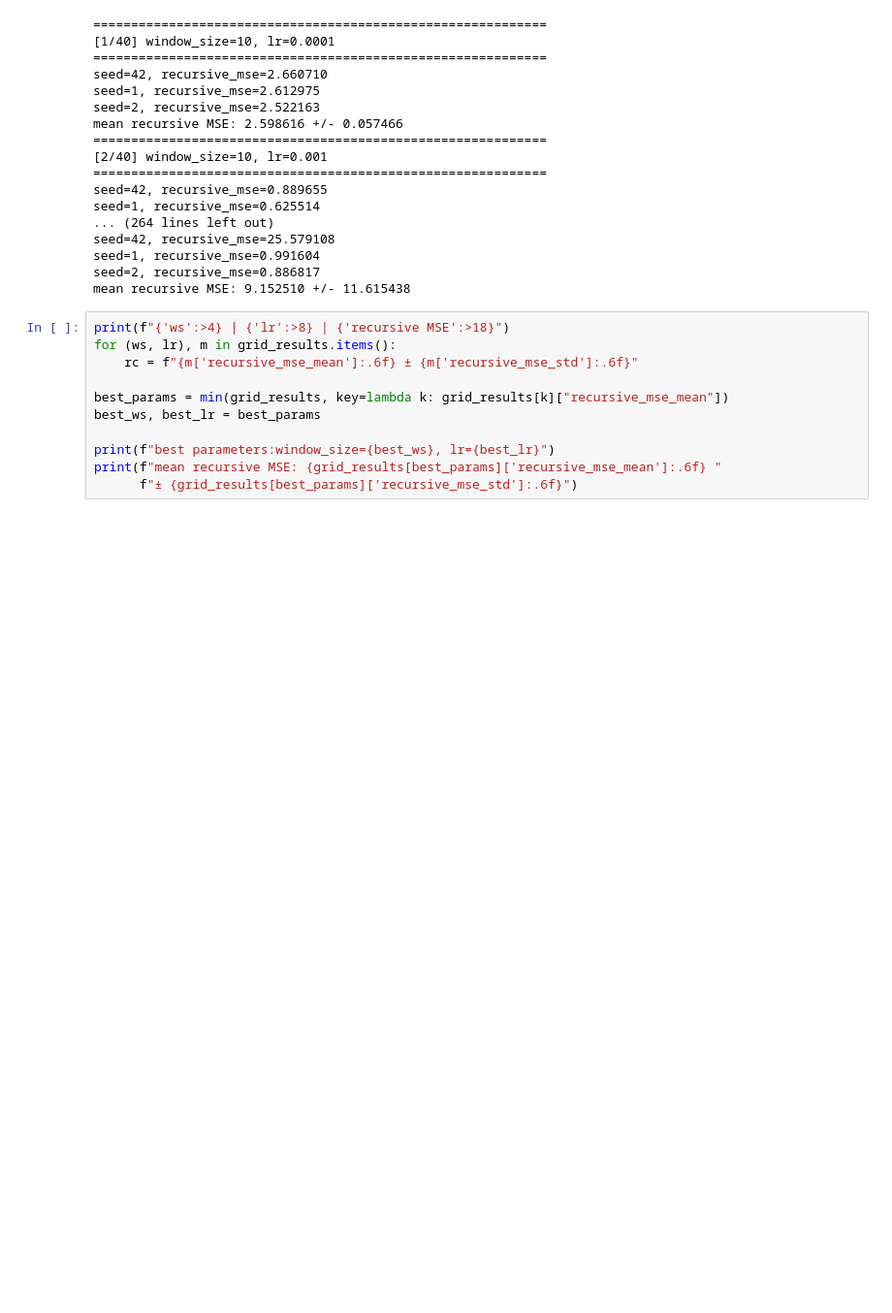
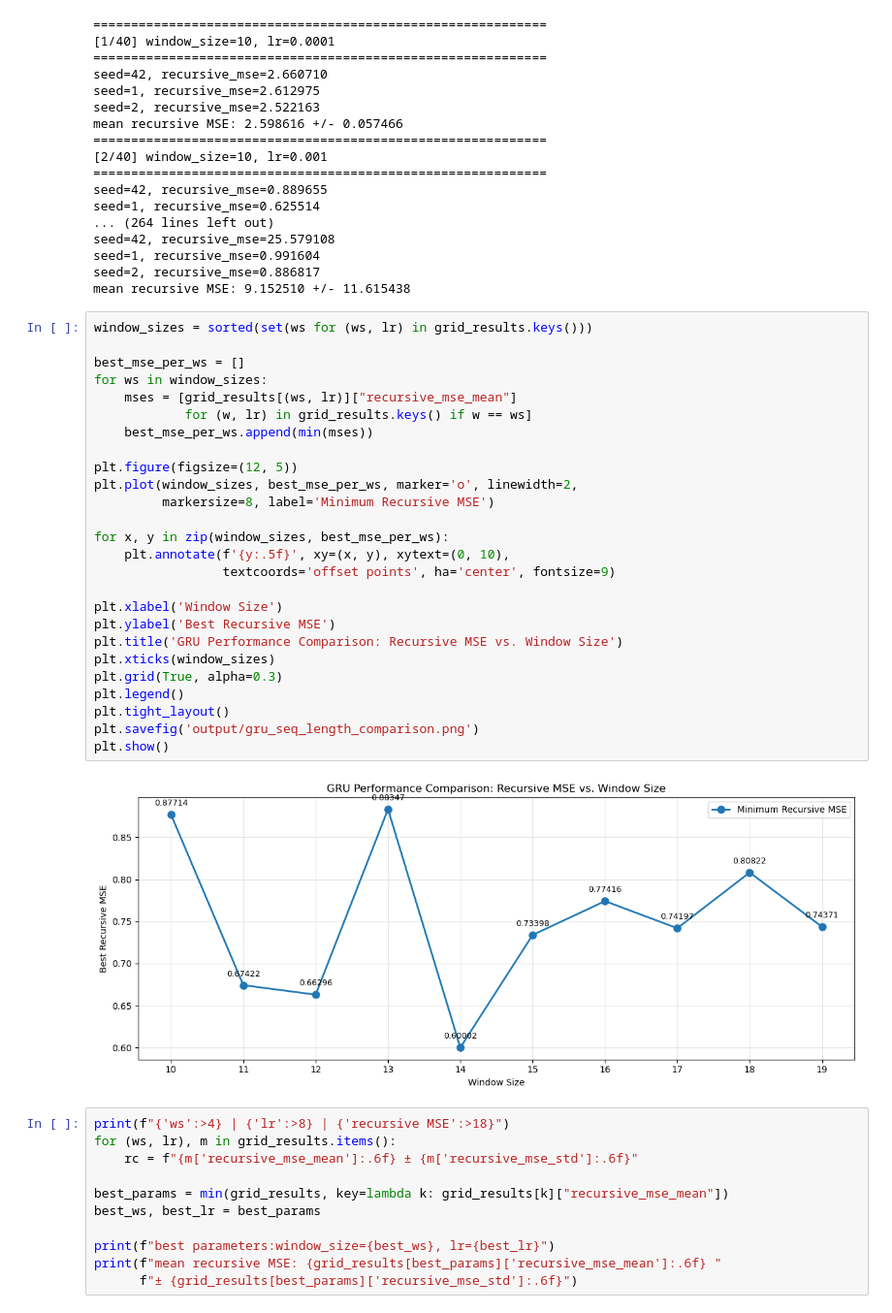
Before and after one commit to Liuian/UU_Deep_Learning, a Jupyter notebook: demo_hu.ipynb, the cells around one changed output. Shown at 97% size. Cells and saved outputs as stored; diff of their text form; blank space fills up the shorter version.

```diff
--- a/demo_hu.ipynb
+++ b/demo_hu.ipynb
@@ -279,6 +279,34 @@ seed=42, recursive_mse=25.579108
 seed=1, recursive_mse=0.991604
 seed=2, recursive_mse=0.886817
 mean recursive MSE: 9.152510 +/- 11.615438
+# %%
+window_sizes = sorted(set(ws for (ws, lr) in grid_results.keys()))
+
+best_mse_per_ws = []
+for ws in window_sizes:
+    mses = [grid_results[(ws, lr)]["recursive_mse_mean"]
+            for (w, lr) in grid_results.keys() if w == ws]
+    best_mse_per_ws.append(min(mses))
+
+plt.figure(figsize=(12, 5))
+plt.plot(window_sizes, best_mse_per_ws, marker='o', linewidth=2,
+         markersize=8, label='Minimum Recursive MSE')
+
+for x, y in zip(window_sizes, best_mse_per_ws):
+    plt.annotate(f'{y:.5f}', xy=(x, y), xytext=(0, 10),
+                 textcoords='offset points', ha='center', fontsize=9)
+
+plt.xlabel('Window Size')
+plt.ylabel('Best Recursive MSE')
+plt.title('GRU Performance Comparison: Recursive MSE vs. Window Size')
+plt.xticks(window_sizes)
+plt.grid(True, alpha=0.3)
+plt.legend()
+plt.tight_layout()
+plt.savefig('output/gru_seq_length_comparison.png')
+plt.show()
+# %% [output]
+[figure, added]
 # %%
 print(f"{'ws':>4} | {'lr':>8} | {'recursive MSE':>18}")
 for (ws, lr), m in grid_results.items():
```
Also changed, not shown: parts of 1 cell of this notebook, 1 other file.
